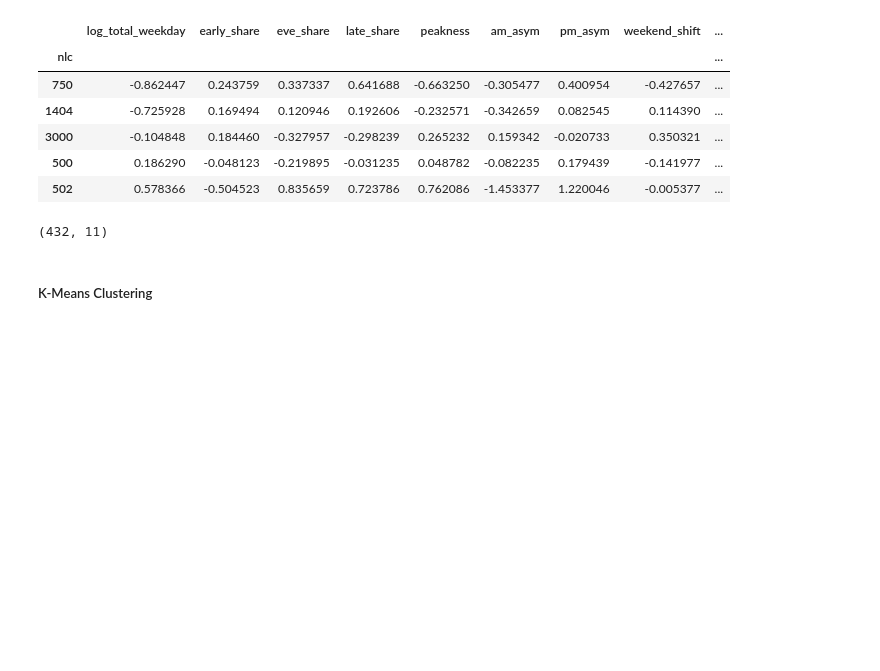
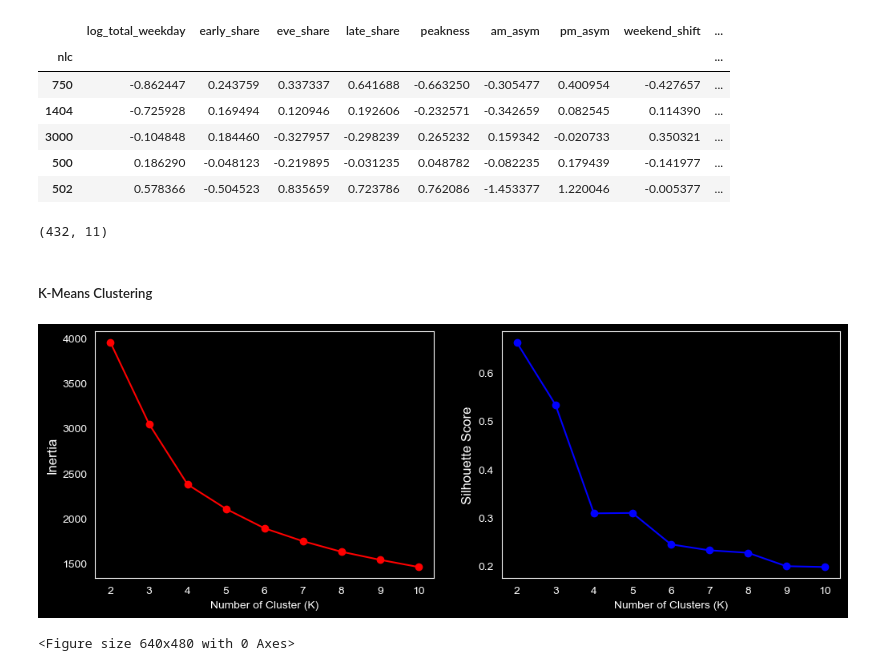
Before and after one commit to samaddmirzaa/london-transit-archetypes, a Jupyter notebook: notebooks/04_clustering.ipynb, the cells around one changed output. Drawn from its saved outputs; the diff is of its cells as text; code cells hidden in the pictures; blank space fills up the shorter version.

```diff
--- a/notebooks/04_clustering.ipynb
+++ b/notebooks/04_clustering.ipynb
@@ -44,3 +51,23 @@ for k in k_range:
     labels = km.fit_predict(features_scaled)
     inertias.append(km.inertia_)
     silhouettes.append(silhouette_score(features_scaled, labels))
+# %%
+# Visualising the Inertia and Silhouette Score metrics
+
+fig, (ax1, ax2) = plt.subplots(1,2, figsize=(12,4))
+
+ax1.plot(list(k_range), inertias, marker='o', color='red')
+ax1.set_xlabel('Number of Cluster (K)')
+ax1.set_ylabel('Inertia', fontsize=12)
+ax1.grid(False)
+
+ax2.plot(list(k_range), silhouettes, marker='o', color='blue')
+ax2.set_xlabel('Number of Clusters (K)')
+ax2.set_ylabel('Silhouette Score', fontsize=12)
+ax2.grid(False)
+
+plt.show()
+plt.savefig(figures_dir/'k_means_metrics.png', dpi=120)
+# %% [output]
+[figure, added]
+<Figure size 640x480 with 0 Axes>
```
Also changed, not shown: parts of 11 cells of this notebook, 1 other file.
